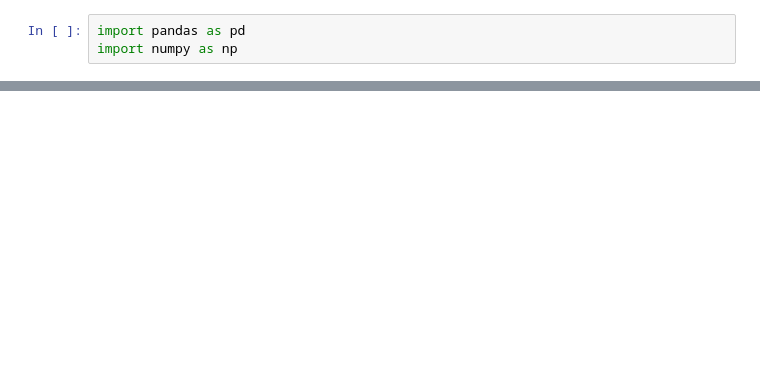
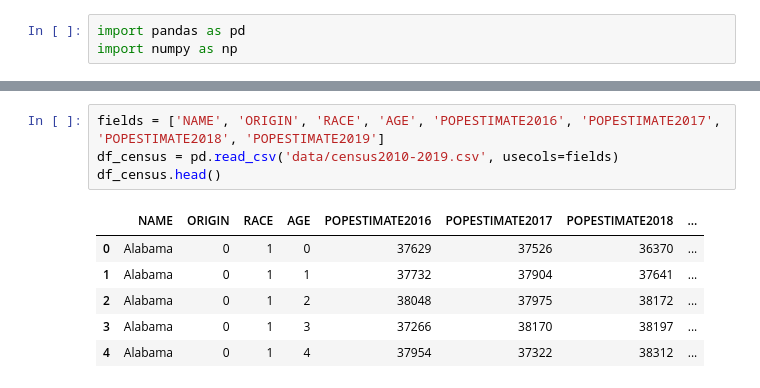
Before and after one commit to epfl-ada/ada-2020-project-milestone-p3-p3_three_musketeers, a Jupyter notebook: data_wranggling.ipynb, the cells around one changed output, grey strips where cells are left out. Cells and saved outputs as stored; diff of their text form; blank space fills up the shorter version.

Commit message:
traffic stops and census merge

```diff
--- a/data_wranggling.ipynb
+++ b/data_wranggling.ipynb
@@ -3,0 +125,11 @@ import numpy as np
+# %%
+fields = ['NAME', 'ORIGIN', 'RACE', 'AGE', 'POPESTIMATE2016', 'POPESTIMATE2017', 'POPESTIMATE2018', 'POPESTIMATE2019']
+df_census = pd.read_csv('data/census2010-2019.csv', usecols=fields)
+df_census.head()
+# %% [output]
+|  | NAME | ORIGIN | RACE | AGE | POPESTIMATE2016 | POPESTIMATE2017 | POPESTIMATE2018 | ... |
+| 0 | Alabama | 0 | 1 | 0 | 37629 | 37526 | 36370 | ... |
+| 1 | Alabama | 0 | 1 | 1 | 37732 | 37904 | 37641 | ... |
+| 2 | Alabama | 0 | 1 | 2 | 38048 | 37975 | 38172 | ... |
+| 3 | Alabama | 0 | 1 | 3 | 37266 | 38170 | 38197 | ... |
+| 4 | Alabama | 0 | 1 | 4 | 37954 | 37322 | 38312 | ... |
```
Also changed, not shown: parts of 21 cells of this notebook, 3 other files.
